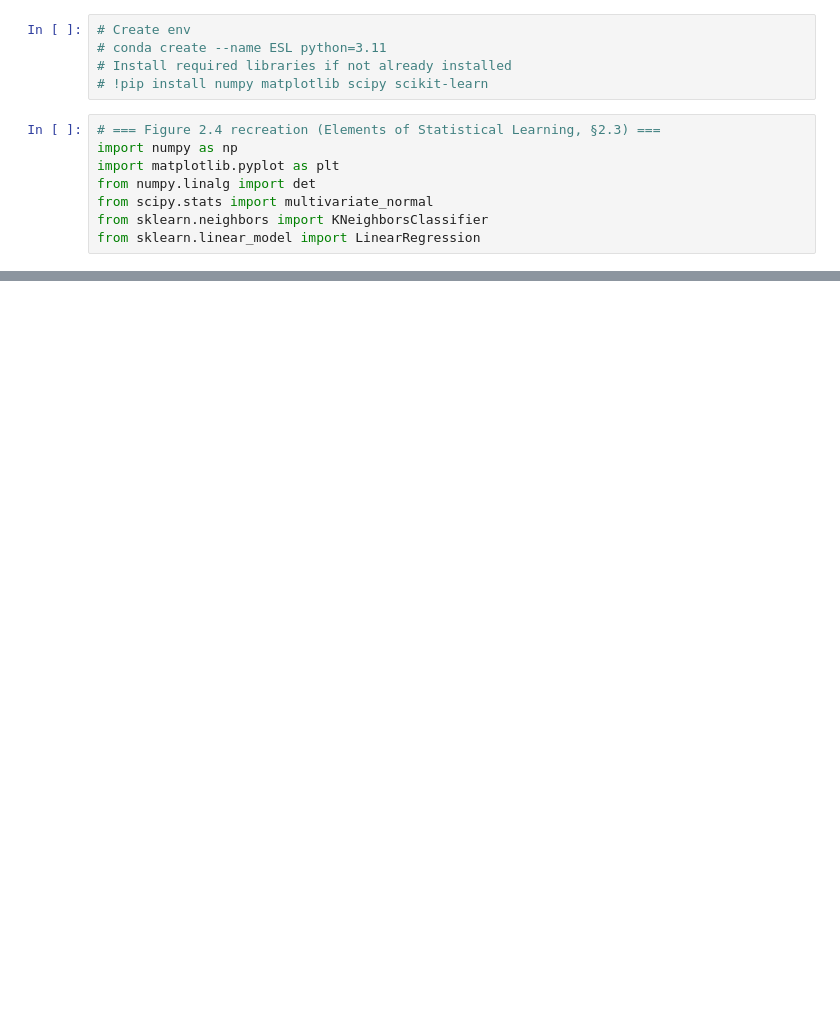
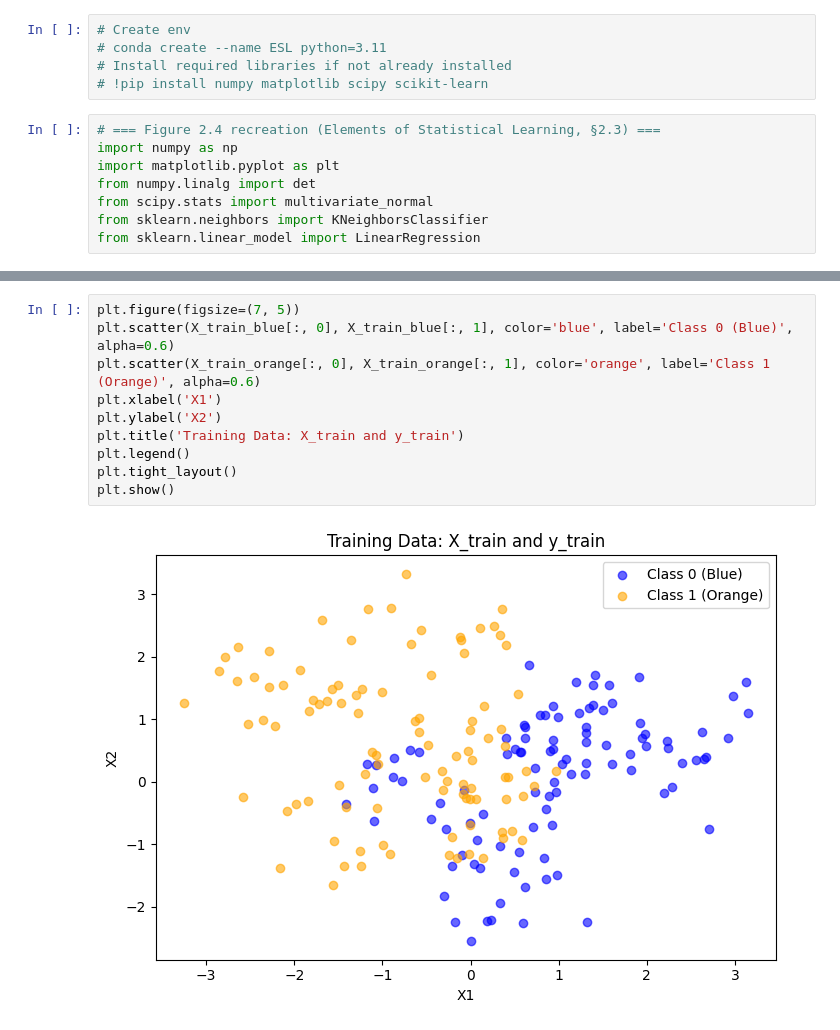
Before and after one commit to musel25/ESL, a Jupyter notebook: linear-regression.ipynb, the cells around one changed output, grey strips where cells are left out. Drawn from its saved outputs; the diff is of its cells as text; blank space fills up the shorter version.

Commit message:
plot

```diff
--- a/linear-regression.ipynb
+++ b/linear-regression.ipynb
@@ -135,0 +60,12 @@ plt.show()
+# %%
+plt.figure(figsize=(7, 5))
+plt.scatter(X_train_blue[:, 0], X_train_blue[:, 1], color='blue', label='Class 0 (Blue)', alpha=0.6)
+plt.scatter(X_train_orange[:, 0], X_train_orange[:, 1], color='orange', label='Class 1 (Orange)', alpha=0.6)
+plt.xlabel('X1')
+plt.ylabel('X2')
+plt.title('Training Data: X_train and y_train')
+plt.legend()
+plt.tight_layout()
+plt.show()
+# %% [output]
+[figure, added]
```
Also changed, not shown: parts of 2 cells of this notebook.
